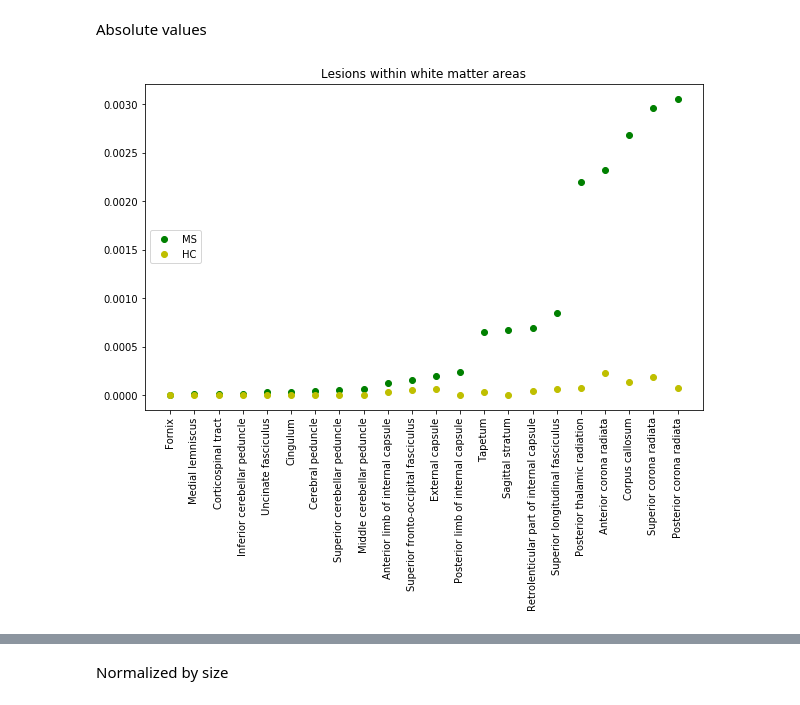
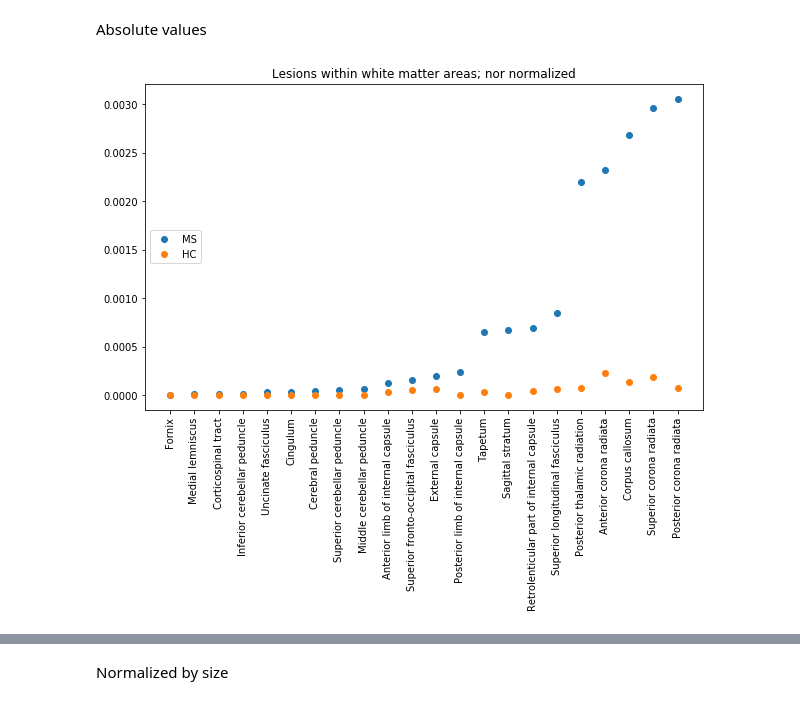
Before and after one commit to derEitel/explainableMS, a Jupyter notebook: Other investigations/Count lesion ratio of total tissue and area wise.ipynb, the cells around one changed output, grey strips where cells are left out. Saved outputs shown, nothing was run; the diff lists cells and outputs as text; code cells hidden in the pictures.

Commit message:
finished figure

```diff
--- a/Other investigations/Count lesion ratio of total tissue and area wise.ipynb
+++ b/Other investigations/Count lesion ratio of total tissue and area wise.ipynb
@@ -306,11 +334,11 @@ keys_sorted_hc = [row[0] for row in area_lm_sorted]
 values_sorted_hc = [row[1] for row in area_lm_sorted]
 # %%
 plt.figure(figsize=(10, 6))
-plt.plot(keys_sorted_ms, values_sorted_ms, 'go', label="MS")
-plt.plot(keys_sorted_hc, values_sorted_hc, 'yo', label="HC")
+plt.plot(keys_sorted_ms, values_sorted_ms, 'o', color=ms_color, label="MS")
+plt.plot(keys_sorted_hc, values_sorted_hc, 'o', color=hc_color,  label="HC")
 plt.xticks(rotation='vertical')
 plt.legend(loc="center left")
-plt.title("Lesions within white matter areas")
+plt.title("Lesions within white matter areas; nor normalized")
 plt.show()
 # %% [output]
-[figure, old version]
+[figure, new version]
```
Also changed, not shown: parts of 25 cells of this notebook.
